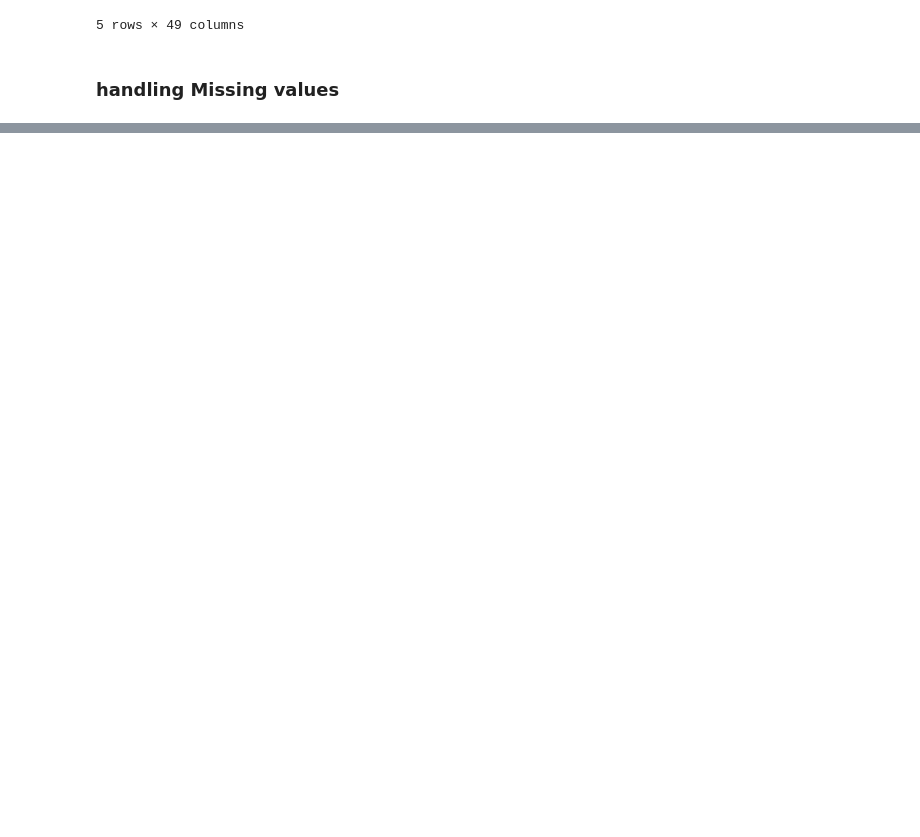
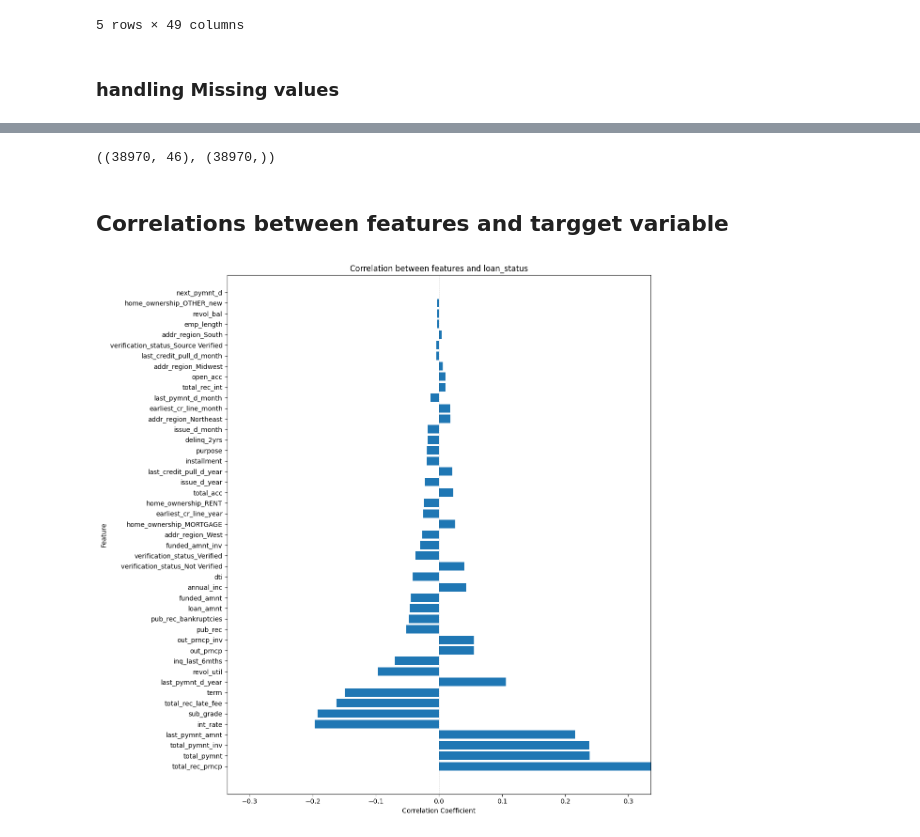
Before and after one commit to ptai21/Loan-Classification, a Jupyter notebook: loan.ipynb, the cells around one changed output, grey strips where cells are left out. Drawn from its saved outputs; the diff is of its cells as text; code cells hidden in the pictures; blank space fills up the shorter version.

```diff
--- a/loan.ipynb
+++ b/loan.ipynb
@@ -611,0 +755,45 @@ data.head()
+# %%
+data['loan_status'] = data['loan_status'].apply(lambda x:1 if x == 'Fully Paid' or x == 'Current' else 0)
+# %%
+X = data.drop(columns=['loan_status'], axis=1)
+y = data['loan_status']
+# %%
+X.shape, y.shape
+# %% [output]
+((38970, 46), (38970,))
+# %% [markdown]
+## Correlations between features and targget variable
+# %%
+
+correlation_matrix = data.corr()
+correlation_coef = correlation_matrix['loan_status'].drop('loan_status')
+features = X.columns
+
+loan_status_correlations = pd.DataFrame({
+    'Feature': features,
+    'Correlation': correlation_coef
+})
+
+# Select correlations with 'loan_status'
+loan_status_correlations['Abs Correlation'] = np.abs(
+    loan_status_correlations['Correlation'])
+loan_status_correlations_sorted = loan_status_correlations.sort_values(
+    by='Abs Correlation', ascending=False)
+
+# Plot the correlations
+plt.figure(figsize=(12, 12))
+plt.barh(loan_status_correlations_sorted['Feature'],
+         loan_status_correlations_sorted['Correlation'])
+plt.axvline(0, color='black', linestyle='--', linewidth=0.5)
+plt.title('Correlation between features and loan_status')
+plt.xlabel('Correlation Coefficient')
+plt.ylabel('Feature')
+
+# Set symmetric x-axis limits
+max_corr = loan_status_correlations_sorted['Correlation'].abs().max()
+plt.xlim(-max_corr, max_corr)
+
+plt.tight_layout()
+plt.show()
+# %% [output]
+[figure, added]
```
Also changed, not shown: parts of 18 cells of this notebook.
